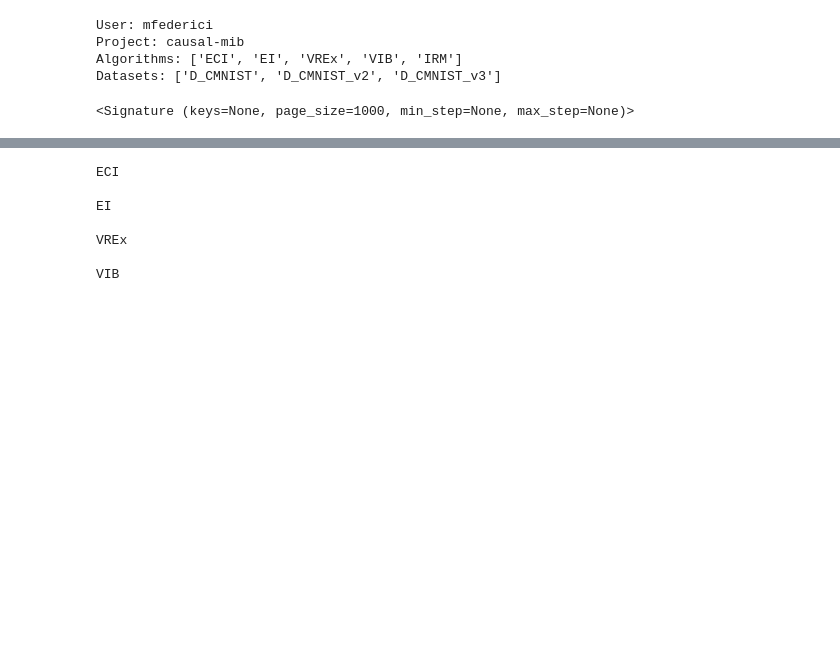
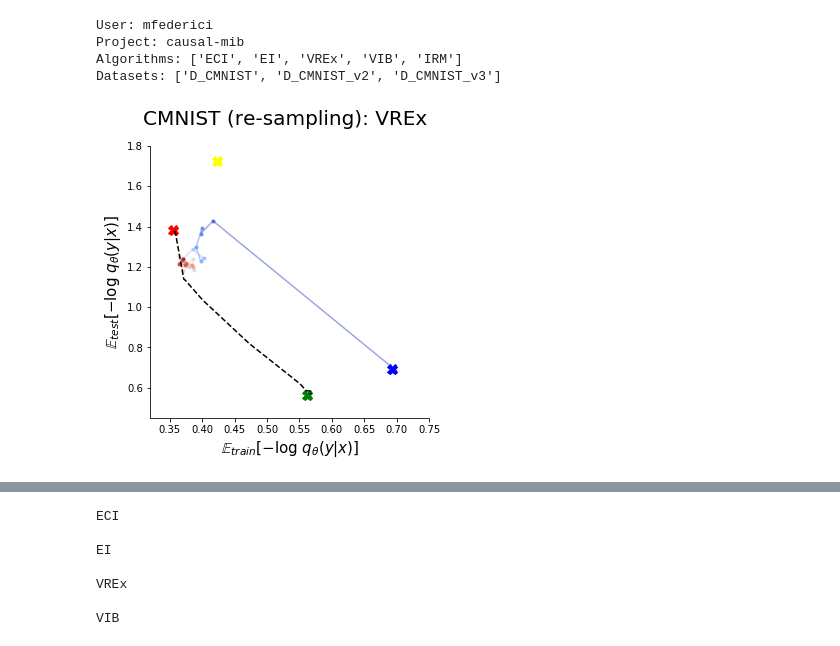
Before and after one commit to mfederici/JADE, a Jupyter notebook: results.ipynb, the cells around one changed output, grey strips where cells are left out. Saved outputs shown, nothing was run; the diff lists cells and outputs as text; code cells hidden in the pictures; blank space fills up the shorter version.

```diff
--- a/results.ipynb
+++ b/results.ipynb
@@ -247,16 +247,12 @@ process_run = {
     }
 
 }
-# %%
-inspect.signature(runs[0].scan_history)
-# %% [output]
-<Signature (keys=None, page_size=1000, min_step=None, max_step=None)>
 # %%
 dataset = 'D_CMNIST'
-algorithm = 'VIB'
+algorithm = 'VREx'
 
 min_step = 0
-max_step = 75000
+max_step = 5000
 
 runs = rm.get_runs(dataset=dataset, algorithm=algorithm)
 
@@ -268,30 +264,32 @@ if len(runs)==1:
 
 sns.despine()
 
 f.suptitle('%s: %s'%(rm.get_name(dataset), rm.get_name(algorithm)), size=20)
 
 for j,run in enumerate(tqdm(runs)):
     config_key = rm.algorithms_info[algorithm]['params']['beta']['config_key']
     #ax[j].set_title('$\\beta$= %f'%(run.config[config_key]))
 
     h = run.scan_history(min_step=min_step, max_step=max_step)
     data = [{'train':r['CE(train_t0)'],
                  'test':r['CE(test_t1)'],
                  'step': r['_step']} for r in h if 'CE(test_t1)' in r]
     run_data = pd.DataFrame(data)
     #process_run[dataset]['sample'](run,10000)
     colors = np.array([cmap(v/run_data['step'].values.max())
                        for v in run_data['step'].values[:len(run_data['step'].values)]])
 
 
     for i in range(len(colors)):
         ax[j].plot(run_data['train'][i], run_data['test'][i],'.',color=colors[i], alpha=0.8)
         ax[j].plot(run_data['train'][i:i+2], run_data['test'][i:i+2],'-',color=colors[i], alpha=0.5)
 
     decorate_plot(rm.datasets_info[dataset], ax[j])
 
 
 
         #ax[j].set_title(run_name, fontsize=20)
 
 #ax[-1].legend(fontsize=12)
+# %% [output]
+[figure, added]
```
Also changed, not shown: parts of 4 cells of this notebook, 2 other files.
